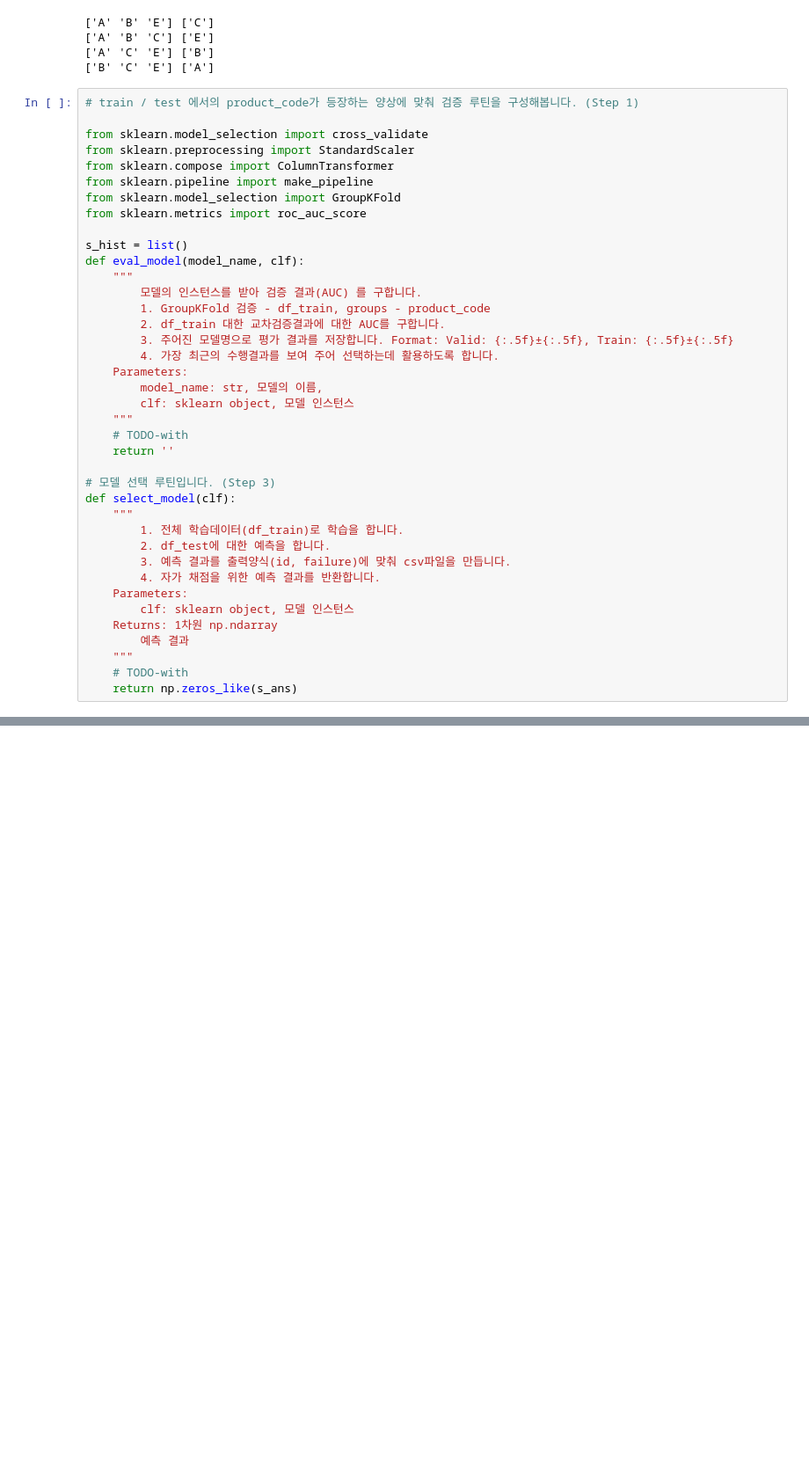
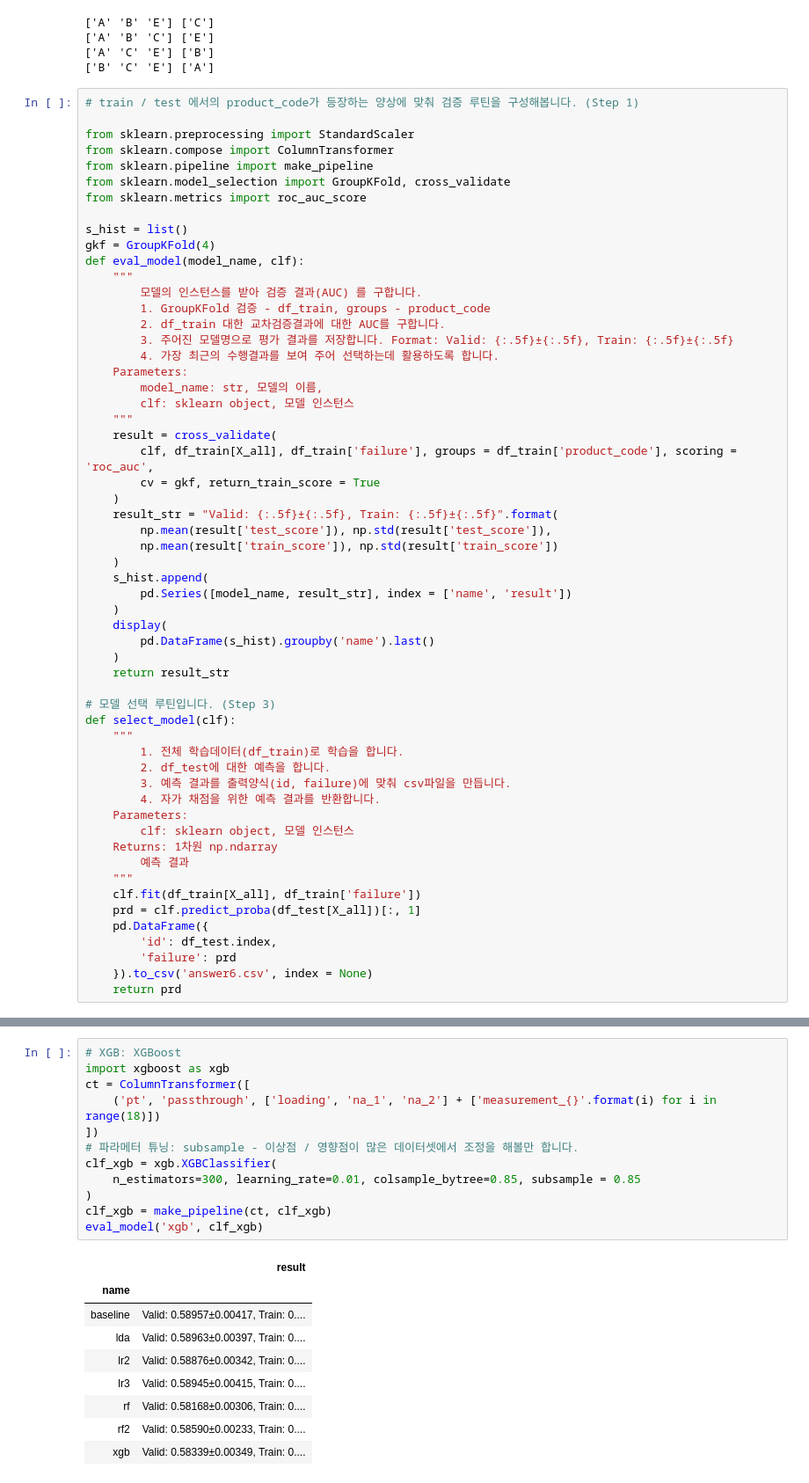
Before and after one commit to dowonjj/DS_lv3_2504_2, a Jupyter notebook: sec_ds_lv3_prob1_kaggle.ipynb, the cells around one changed output, grey strips where cells are left out. Shown: that part at 88% size. Cells and saved outputs as stored; diff of their text form; blank space fills up the shorter version.

```diff
--- a/sec_ds_lv3_prob1_kaggle.ipynb
+++ b/sec_ds_lv3_prob1_kaggle.ipynb
@@ -276,14 +244,14 @@ for train_idx, valid_idx in gkf.split(df_train[X_all], df_train['failure'], grou
 # %%
 # train / test 에서의 product_code가 등장하는 양상에 맞춰 검증 루틴을 구성해봅니다. (Step 1)
 
-from sklearn.model_selection import cross_validate
 from sklearn.preprocessing import StandardScaler
 from sklearn.compose import ColumnTransformer
 from sklearn.pipeline import make_pipeline
-from sklearn.model_selection import GroupKFold
+from sklearn.model_selection import GroupKFold, cross_validate
 from sklearn.metrics import roc_auc_score
 
 s_hist = list()
+gkf = GroupKFold(4)
 def eval_model(model_name, clf):
     """
         모델의 인스턴스를 받아 검증 결과(AUC) 를 구합니다.
@@ -295,8 +263,21 @@ def eval_model(model_name, clf):
         model_name: str, 모델의 이름,
         clf: sklearn object, 모델 인스턴스
     """
-    # TODO-with
-    return ''
+    result = cross_validate(
+        clf, df_train[X_all], df_train['failure'], groups = df_train['product_code'], scoring = 'roc_auc',
+        cv = gkf, return_train_score = True
+    )
+    result_str = "Valid: {:.5f}±{:.5f}, Train: {:.5f}±{:.5f}".format(
+        np.mean(result['test_score']), np.std(result['test_score']),
+        np.mean(result['train_score']), np.std(result['train_score'])
+    )
+    s_hist.append(
+        pd.Series([model_name, result_str], index = ['name', 'result'])
+    )
+    display(
+        pd.DataFrame(s_hist).groupby('name').last()
+    )
+    return result_str
 
 # 모델 선택 루틴입니다. (Step 3)
 def select_model(clf):
@@ -310,5 +291,10 @@ def select_model(clf):
     Returns: 1차원 np.ndarray
         예측 결과
     """
-    # TODO-with
-    return np.zeros_like(s_ans)
+    clf.fit(df_train[X_all], df_train['failure'])
+    prd = clf.predict_proba(df_test[X_all])[:, 1]
+    pd.DataFrame({
+        'id': df_test.index,
+        'failure': prd
+    }).to_csv('answer6.csv', index = None)
+    return prd
@@ -505,0 +481,22 @@ from sklearn.linear_model import LogisticRegression
+# %%
+# XGB: XGBoost
+import xgboost as xgb
+ct = ColumnTransformer([
+    ('pt', 'passthrough', ['loading', 'na_1', 'na_2'] + ['measurement_{}'.format(i) for i in range(18)])
+])
+# 파라메터 튜닝: subsample - 이상점 / 영향점이 많은 데이터셋에서 조정을 해볼만 합니다.
+clf_xgb = xgb.XGBClassifier(
+    n_estimators=300, learning_rate=0.01, colsample_bytree=0.85, subsample = 0.85
+)
+clf_xgb = make_pipeline(ct, clf_xgb)
+eval_model('xgb', clf_xgb)
+# %% [output]
+|  | result |
+| name |  |
+| baseline | Valid: 0.58957±0.00417, Train: 0.... |
+| lda | Valid: 0.58963±0.00397, Train: 0.... |
+| lr2 | Valid: 0.58876±0.00342, Train: 0.... |
+| lr3 | Valid: 0.58945±0.00415, Train: 0.... |
+| rf | Valid: 0.58168±0.00306, Train: 0.... |
+| rf2 | Valid: 0.58590±0.00233, Train: 0.... |
+| xgb | Valid: 0.58339±0.00349, Train: 0.... |
```
Also changed, not shown: parts of 47 cells of this notebook.
